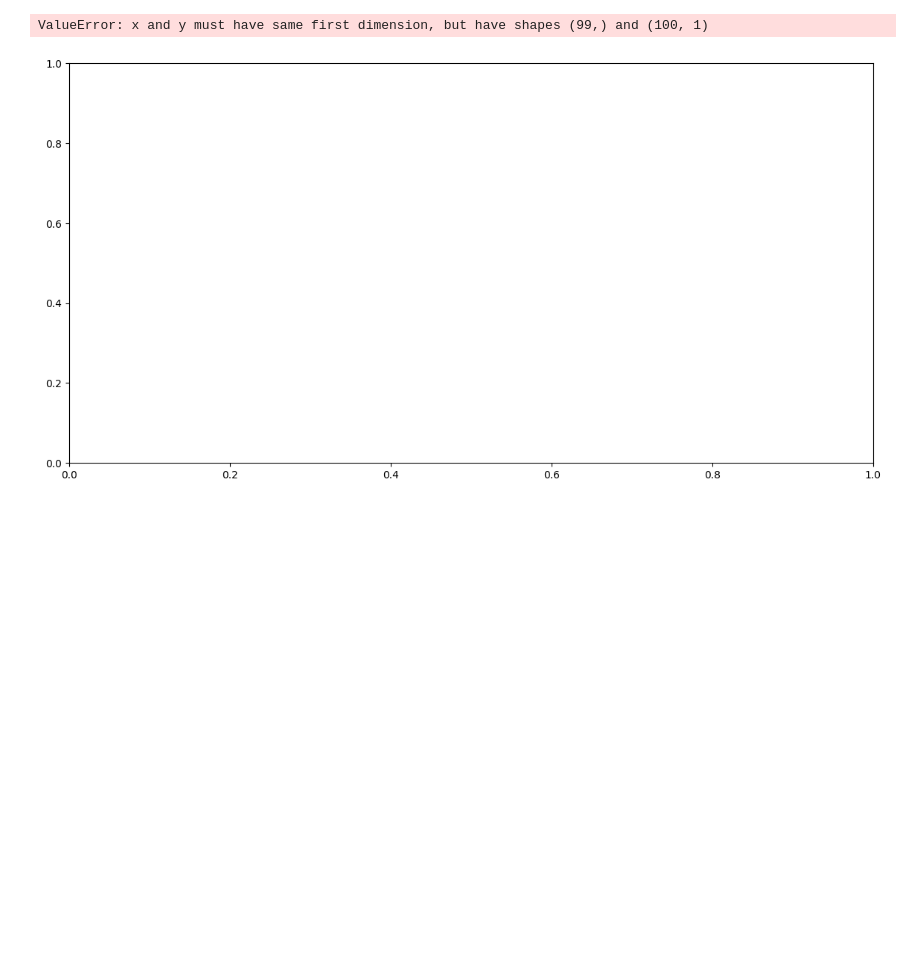
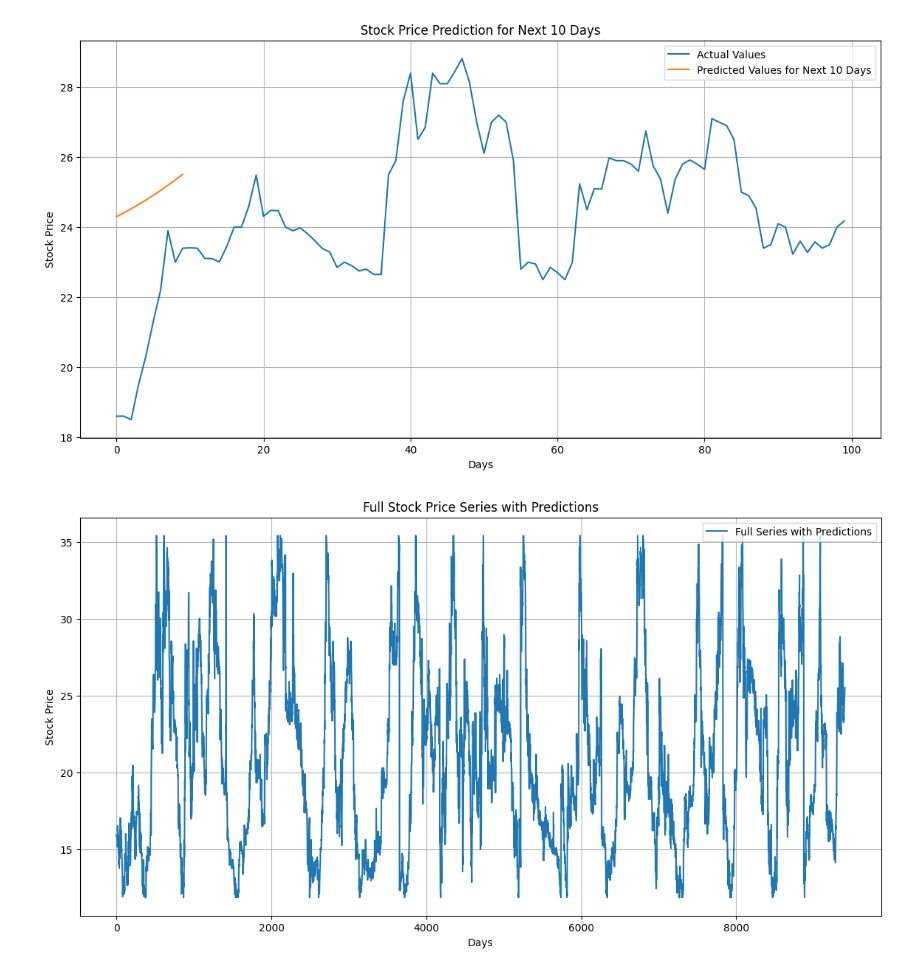
Before and after one commit to FirasKahlaoui/tunisia-stock-market, a Jupyter notebook: notebooks/test.ipynb, the cells around one changed output. Cells and saved outputs as stored; diff of their text form; code cells hidden in the pictures; blank space fills up the shorter version.

```diff
--- a/notebooks/test.ipynb
+++ b/notebooks/test.ipynb
@@ -77,0 +48,5 @@ Model: "sequential_1"
+# %%
+
+# Split the data into training and testing sets
+training_size = int(len(combined_data) * 0.65)
+train_data, test_data = combined_data[0:training_size, :], combined_data[training_size:len(combined_data), :1]
@@ -77,0 +74,13 @@ Model: "sequential_1"
+# %%
+
+# Build the LSTM model with Dropout layers
+model = Sequential()
+model.add(LSTM(50, return_sequences=True, input_shape=(10, 1)))
+model.add(Dropout(0.2))
+model.add(LSTM(50, return_sequences=True))
+model.add(Dropout(0.2))
+model.add(LSTM(50))
+model.add(Dropout(0.2))
+model.add(Dense(1))
+model.compile(loss='mean_squared_error', optimizer='adam')
+model.summary()
@@ -78,5 +109,5 @@ Model: "sequential_1"
 # %%
 
 # Train the model
-model.fit(X_train, y_train, validation_data=(X_test, y_test), epochs=150, batch_size=32, verbose=1)  # Adjust epochs and batch size
+model.fit(X_train, y_train, validation_data=(X_test, y_test), epochs=100, batch_size=64, verbose=1)
 # %% [output]
@@ -121,49 +200,27 @@ Test RMSE: 27.644141214840634
 # %%
-
-# Predict the next 10 days
-n_steps = time_step
-x_input = test_data[len(test_data)-n_steps:].reshape(1,-1)
-temp_input = list(x_input)
-temp_input = temp_input[0].tolist()
-
-lst_output = []
-for i in range(10):
-    if len(temp_input) > n_steps:
-        x_input = np.array(temp_input[1:])
-        x_input = x_input.reshape(1, -1)
-        x_input = x_input.reshape((1, n_steps, 1))
-        yhat = model.predict(x_input, verbose=0)
-        temp_input.extend(yhat[0].tolist())
-        temp_input = temp_input[1:]
-        lst_output.extend(yhat.tolist())
-    else:
-        x_input = x_input.reshape((1, n_steps,1))
-        yhat = model.predict(x_input, verbose=0)
-        temp_input.extend(yhat[0].tolist())
-        lst_output.extend(yhat.tolist())
 
 # Plot the last 100 actual values and the predicted values for the next 10 days
 plt.figure(figsize=(14, 7))
-plt.plot(day_new, scaler.inverse_transform(scaled_data[len(scaled_data)-100:]), label='Actual Values') #type: ignore
-plt.plot(day_pred, scaler.inverse_transform(lst_output), label='Predicted Values for Next 10 Days') #type: ignore
-plt.title('Stock Price Prediction')
+plt.plot(scaler.inverse_transform(combined_data[len(combined_data)-100:]), label='Actual Values')
+plt.plot(scaler.inverse_transform(lst_output), label='Predicted Values for Next 10 Days') # type: ignore
+plt.title('Stock Price Prediction for Next 10 Days')
 plt.xlabel('Days')
 plt.ylabel('Stock Price')
 plt.legend()
 plt.grid(True)
 plt.show()
 
 # Full visualization including all data points and predictions
-stock_pred = scaled_data.tolist()
+stock_pred = combined_data.tolist()
 stock_pred.extend(lst_output)
 plt.figure(figsize=(14, 7))
 plt.plot(scaler.inverse_transform(stock_pred), label='Full Series with Predictions')
 plt.title('Full Stock Price Series with Predictions')
 plt.xlabel('Days')
 plt.ylabel('Stock Price')
 plt.legend()
 plt.grid(True)
 plt.show()
 # %% [output]
-ValueError: x and y must have same first dimension, but have shapes (99,) and (100, 1)
-[figure, old version]
+[figure, new version]
+[figure, added]
```
Also changed, not shown: parts of 17 cells of this notebook.
